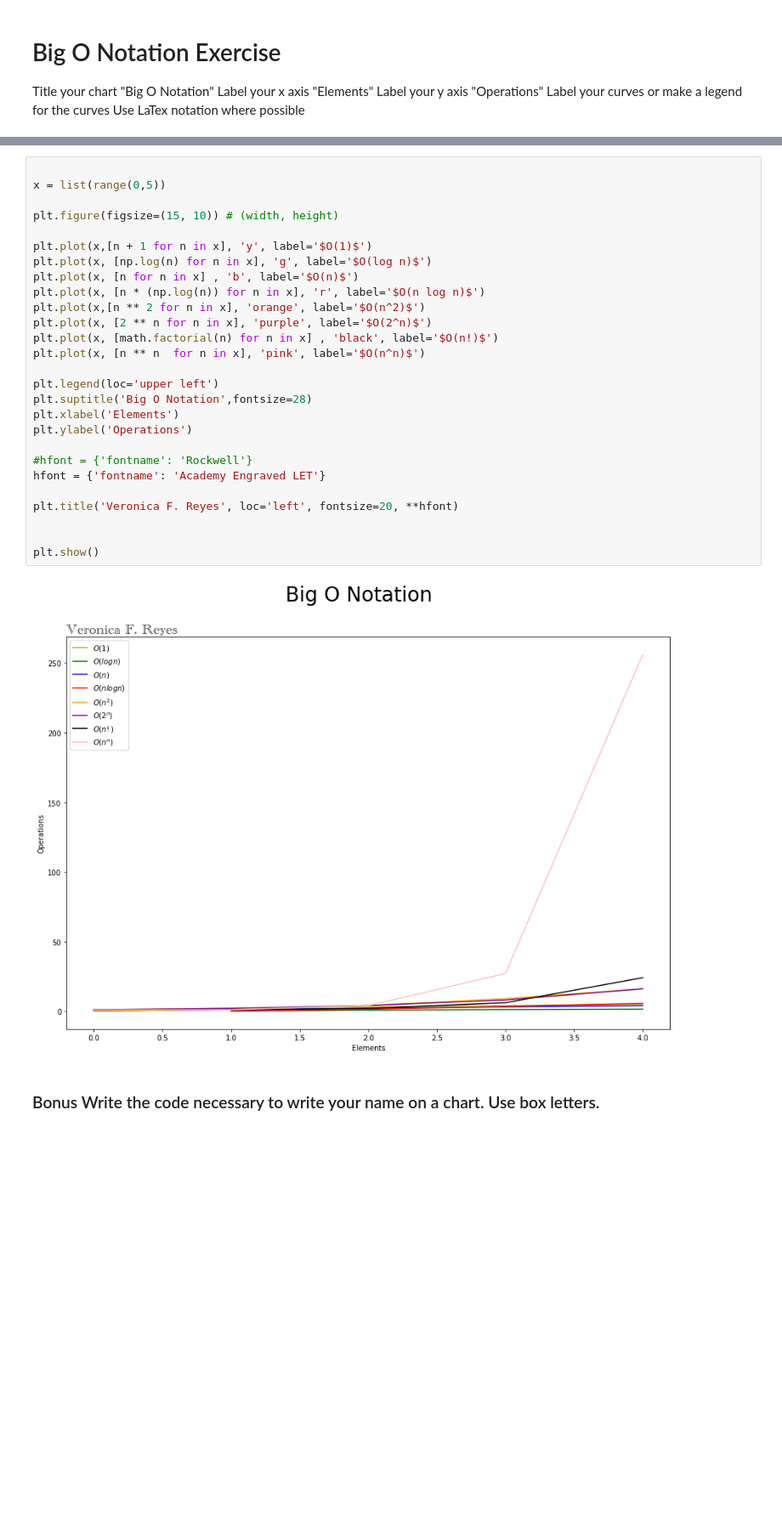
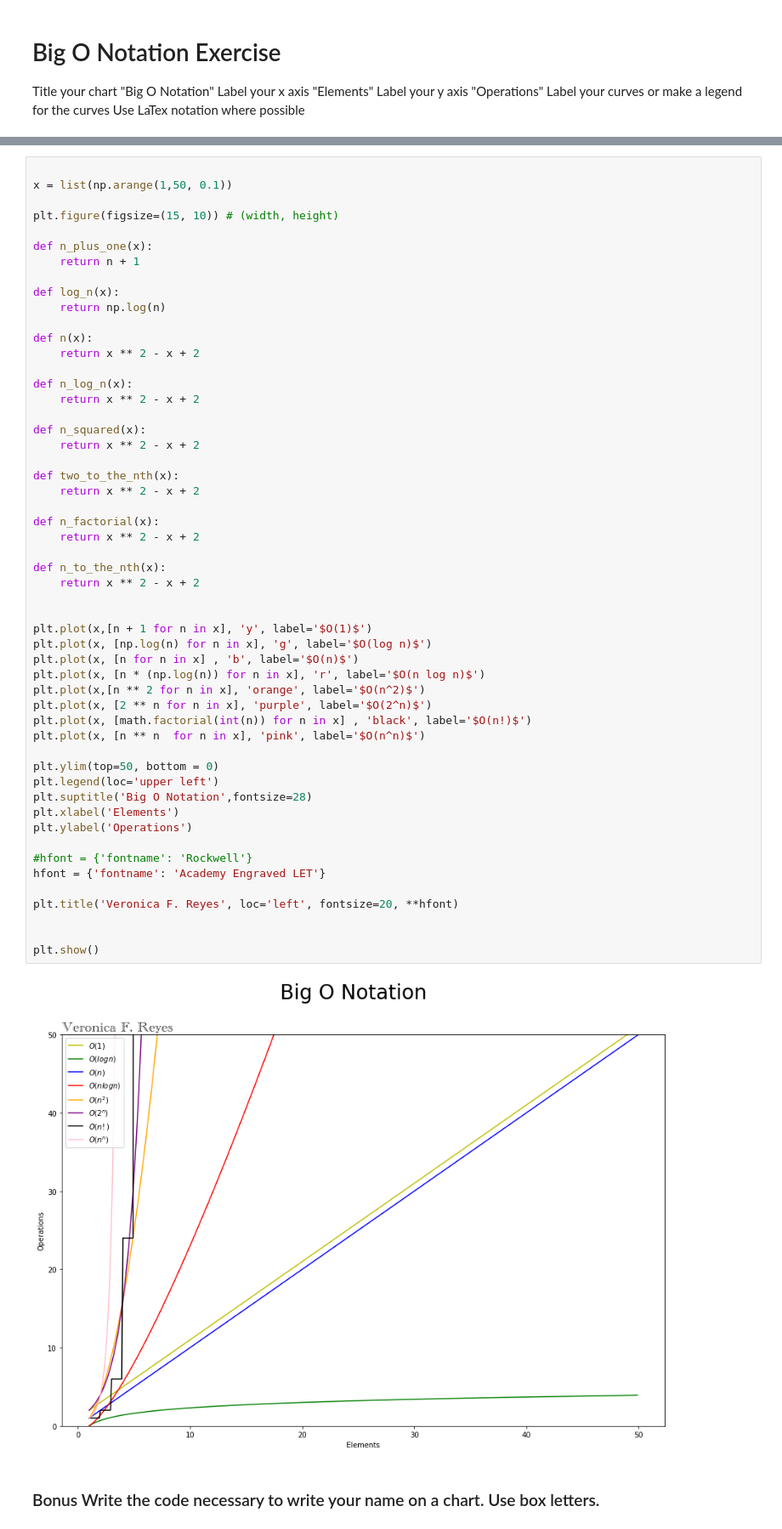
Before and after one commit to veronica-f-reyes/numpy-pandas-visualization-ex, a Jupyter notebook: big_o_notation.ipynb, the cells around one changed output, grey strips where cells are left out. Shown: that part at 85% size. Cells and saved outputs as stored; diff of their text form; blank space fills up the shorter version.

```diff
--- a/big_o_notation.ipynb
+++ b/big_o_notation.ipynb
@@ -15,33 +14,59 @@ import matplotlib.pyplot as plt
 import math
 # %%
 
-x = list(range(0,5))
+x = list(np.arange(1,50, 0.1))
 
 plt.figure(figsize=(15, 10)) # (width, height)
+
+def n_plus_one(x):
+    return n + 1
+
+def log_n(x):
+    return np.log(n)
+
+def n(x):
+    return x ** 2 - x + 2
+
+def n_log_n(x):
+    return x ** 2 - x + 2
+
+def n_squared(x):
+    return x ** 2 - x + 2
+
+def two_to_the_nth(x):
+    return x ** 2 - x + 2
+
+def n_factorial(x):
+    return x ** 2 - x + 2
+
+def n_to_the_nth(x):
+    return x ** 2 - x + 2
+
 
 plt.plot(x,[n + 1 for n in x], 'y', label='$O(1)$')
 plt.plot(x, [np.log(n) for n in x], 'g', label='$O(log n)$')
 plt.plot(x, [n for n in x] , 'b', label='$O(n)$')
 plt.plot(x, [n * (np.log(n)) for n in x], 'r', label='$O(n log n)$')
 plt.plot(x,[n ** 2 for n in x], 'orange', label='$O(n^2)$')
 plt.plot(x, [2 ** n for n in x], 'purple', label='$O(2^n)$')
-plt.plot(x, [math.factorial(n) for n in x] , 'black', label='$O(n!)$')
+plt.plot(x, [math.factorial(int(n)) for n in x] , 'black', label='$O(n!)$')
 plt.plot(x, [n ** n  for n in x], 'pink', label='$O(n^n)$')
 
+plt.ylim(top=50, bottom = 0)
 plt.legend(loc='upper left')
 plt.suptitle('Big O Notation',fontsize=28)
 plt.xlabel('Elements')
 plt.ylabel('Operations')
 
 #hfont = {'fontname': 'Rockwell'}
 hfont = {'fontname': 'Academy Engraved LET'}
 
 plt.title('Veronica F. Reyes', loc='left', fontsize=20, **hfont)
 
 
 plt.show()
 # %% [output]
-[figure, old version]
+[figure, new version]
 # %% [markdown]
 ### Bonus Write the code necessary to write your name on a chart. Use box letters.
 # %% [markdown]
```
Also changed, not shown: parts of 8 cells of this notebook, 1 other file.
